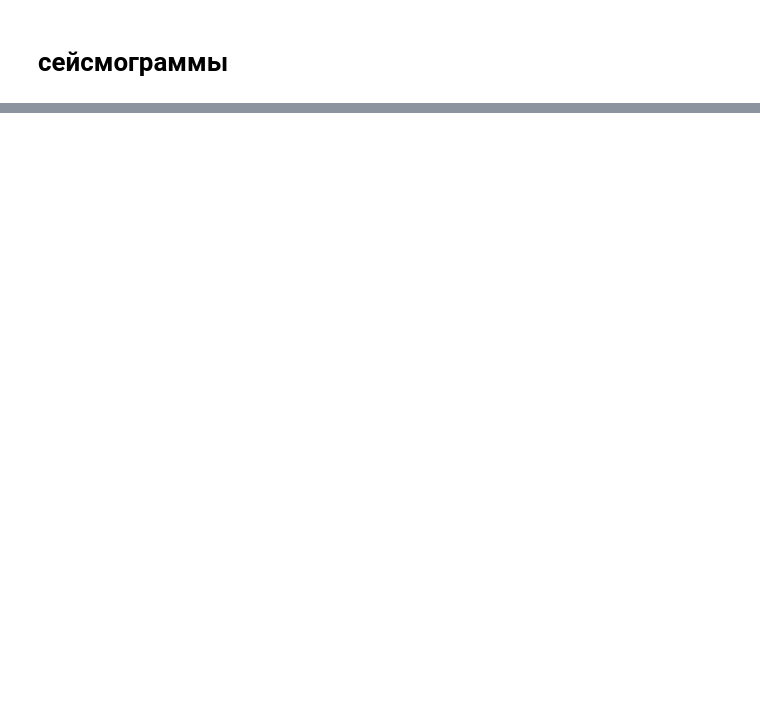
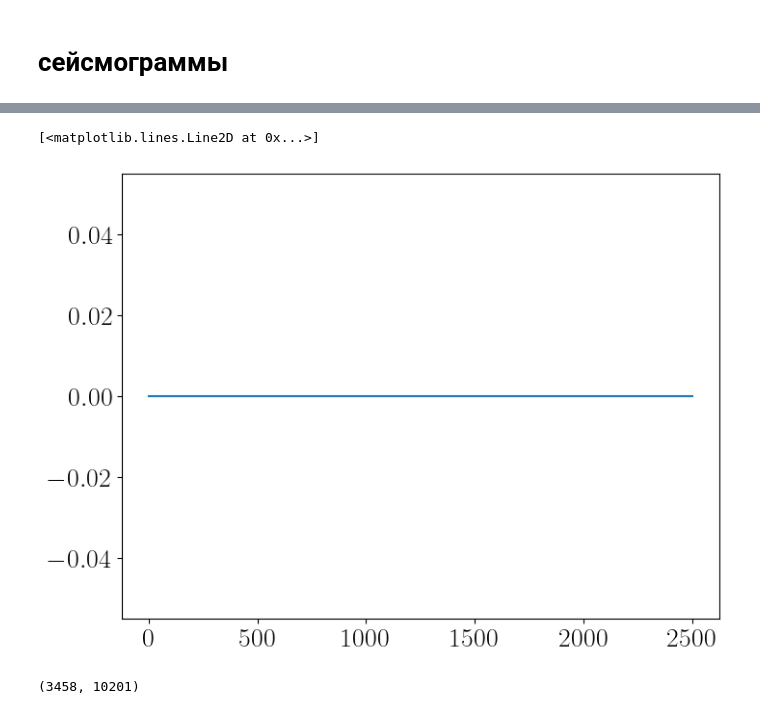
Before and after one commit to spaceswimmer/Seismic_modeling, a Jupyter notebook: Real_modeling.ipynb, the cells around one changed output, grey strips where cells are left out. Saved outputs shown, nothing was run; the diff lists cells and outputs as text; code cells hidden in the pictures; blank space fills up the shorter version.

```diff
--- a/Real_modeling.ipynb
+++ b/Real_modeling.ipynb
@@ -57,9 +57,9 @@ segy_header_scrape(filepath['rho'])["TRACE_SAMPLE_INTERVAL"]
 10200    2000
 Name: TRACE_SAMPLE_INTERVAL, Length: 10201, dtype: int16
 # %%
-rho_data = (cube_rho.data[:,:,:]/1000).to_numpy()
-vp_data = (cube_vp.data[:,:,:]/1000).to_numpy()
-vs_data = (cube_vs.data[:,:,:]/1000).to_numpy()
+rho_data = (cube_rho.data[:,:,37:]/1000).to_numpy()
+vp_data = (cube_vp.data[:,:,37:]/1000).to_numpy()
+vs_data = (cube_vs.data[:,:,37:]/1000).to_numpy()
 # %% [markdown]
 # Как это выглядит
 # %%
@@ -348,0 +312,9 @@ plt.xlabel("Receiver position (m)", fontsize=20)
+# %%
+plt.plot(surface_depth[101:202,0], surface_depth[5050:5151,2])
+# %% [output]
+[<matplotlib.lines.Line2D at 0x...>]
+[figure, added]
+# %%
+rec.data.shape
+# %% [output]
+(3458, 10201)
```
Also changed, not shown: parts of 27 cells of this notebook.
